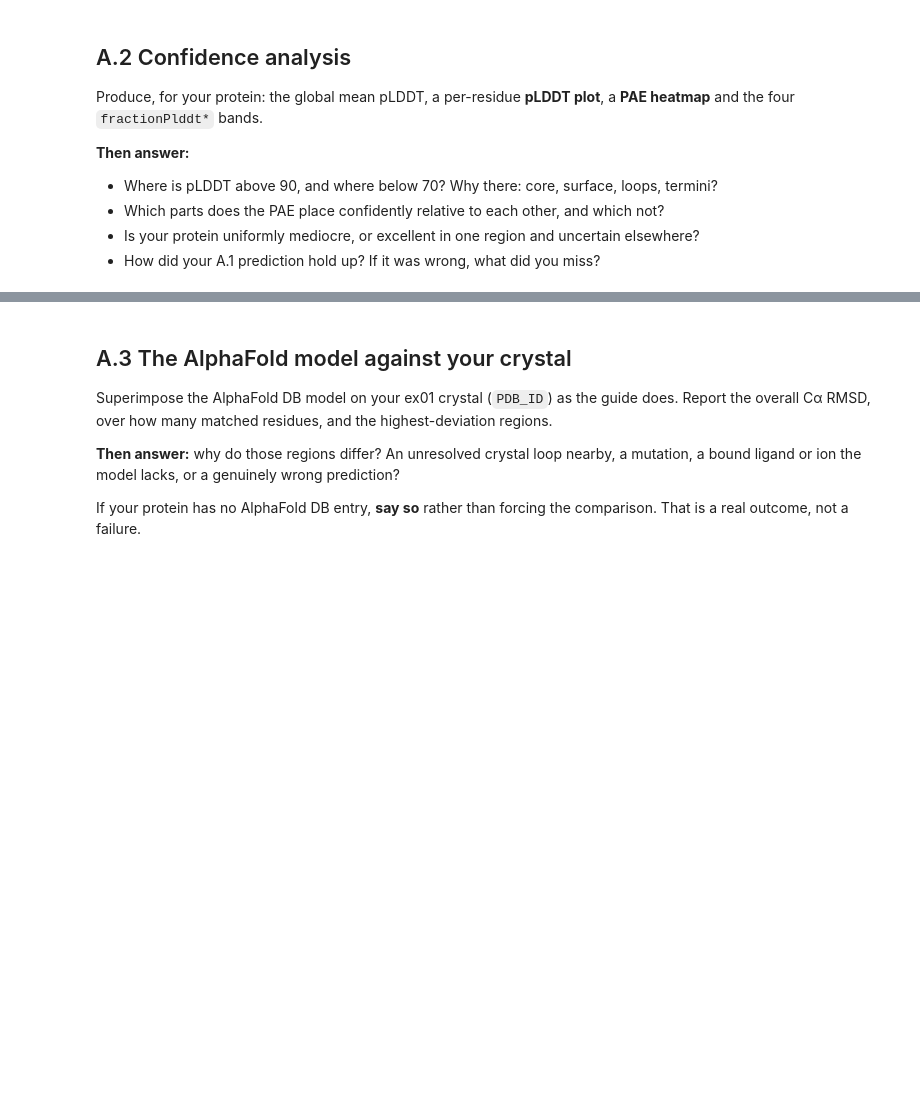
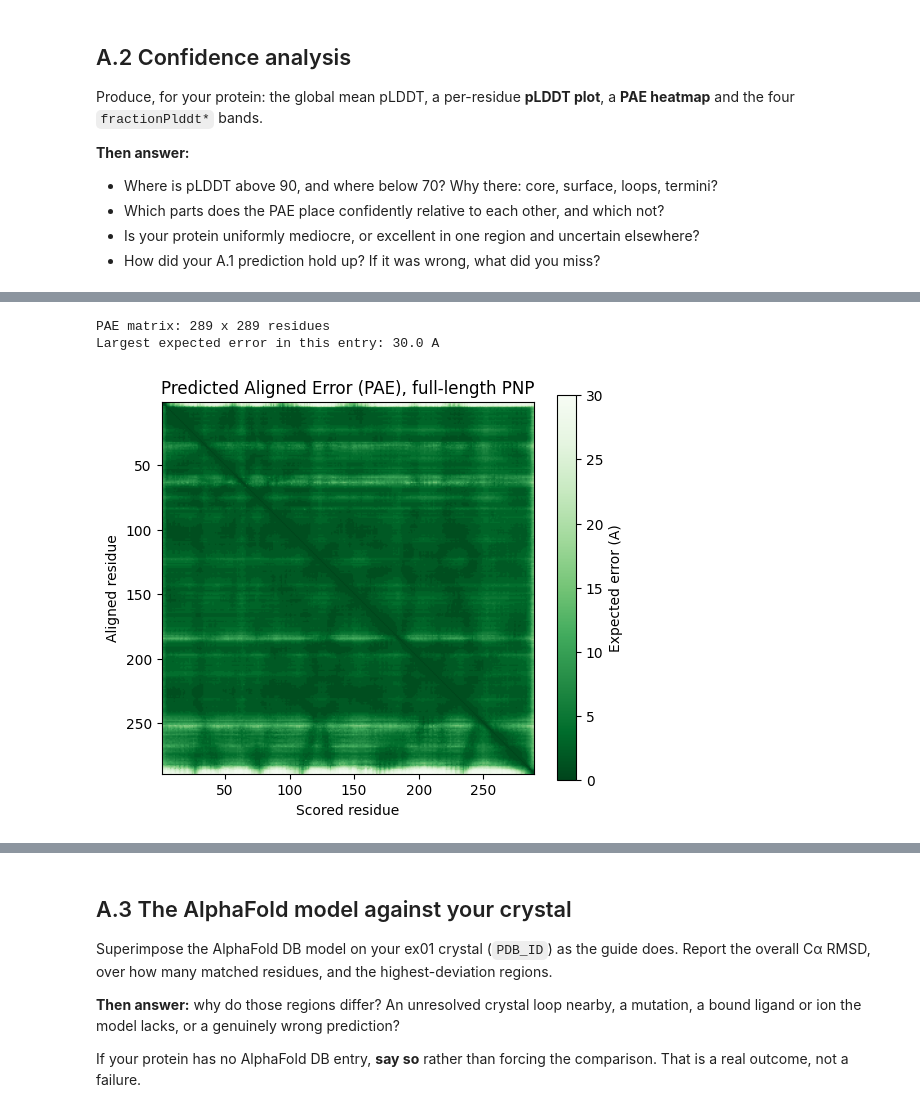
Before and after one commit to Michel-99/my-repo, a Jupyter notebook: ex02/ex02_workbook.ipynb, the cells around one changed output, grey strips where cells are left out. Drawn from its saved outputs; the diff is of its cells as text; code cells hidden in the pictures; blank space fills up the shorter version.

```diff
--- a/ex02/ex02_workbook.ipynb
+++ b/ex02/ex02_workbook.ipynb
@@ -142,0 +323,11 @@ heatmap** and the four `fractionPlddt*` bands.
+# %%
+pae = pae_matrix(entry=entry)
+print(f"PAE matrix: {pae.shape[0]} x {pae.shape[1]} residues")
+print(f"Largest expected error in this entry: {pae.values.max():.1f} A")
+
+plot_pae(pae=pae, title="Predicted Aligned Error (PAE), full-length PNP")
+plt.show()
+# %% [output]
+PAE matrix: 289 x 289 residues
+Largest expected error in this entry: 30.0 A
+[figure, added]
```
Also changed, not shown: parts of 19 cells of this notebook.
